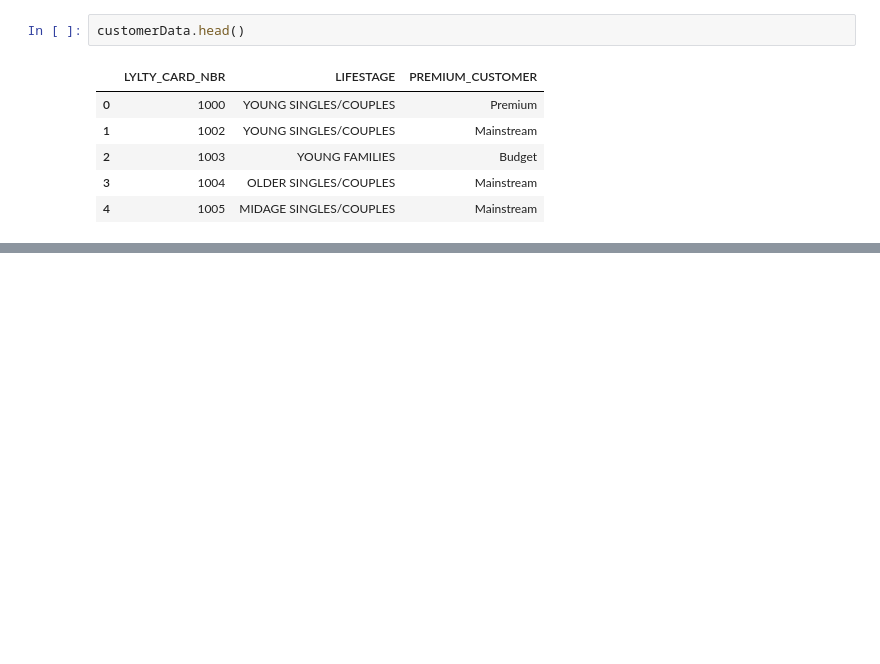
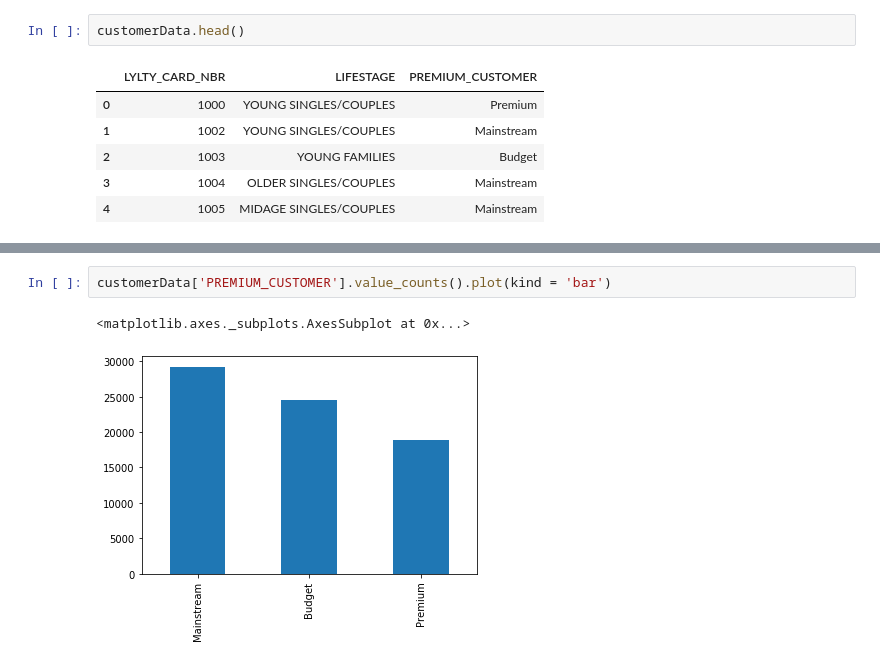
Before and after one commit to Johnson-a-hash/quantium-virtual-program, a Jupyter notebook: Quantium Virtual Internship.ipynb, the cells around one changed output, grey strips where cells are left out. Saved outputs shown, nothing was run; the diff lists cells and outputs as text; blank space fills up the shorter version.

```diff
--- a/Quantium Virtual Internship.ipynb
+++ b/Quantium Virtual Internship.ipynb
@@ -645,0 +704,5 @@ customerData.head()
+# %%
+customerData['PREMIUM_CUSTOMER'].value_counts().plot(kind = 'bar')
+# %% [output]
+<matplotlib.axes._subplots.AxesSubplot at 0x...>
+[figure, added]
```
Also changed, not shown: parts of 16 cells of this notebook.
